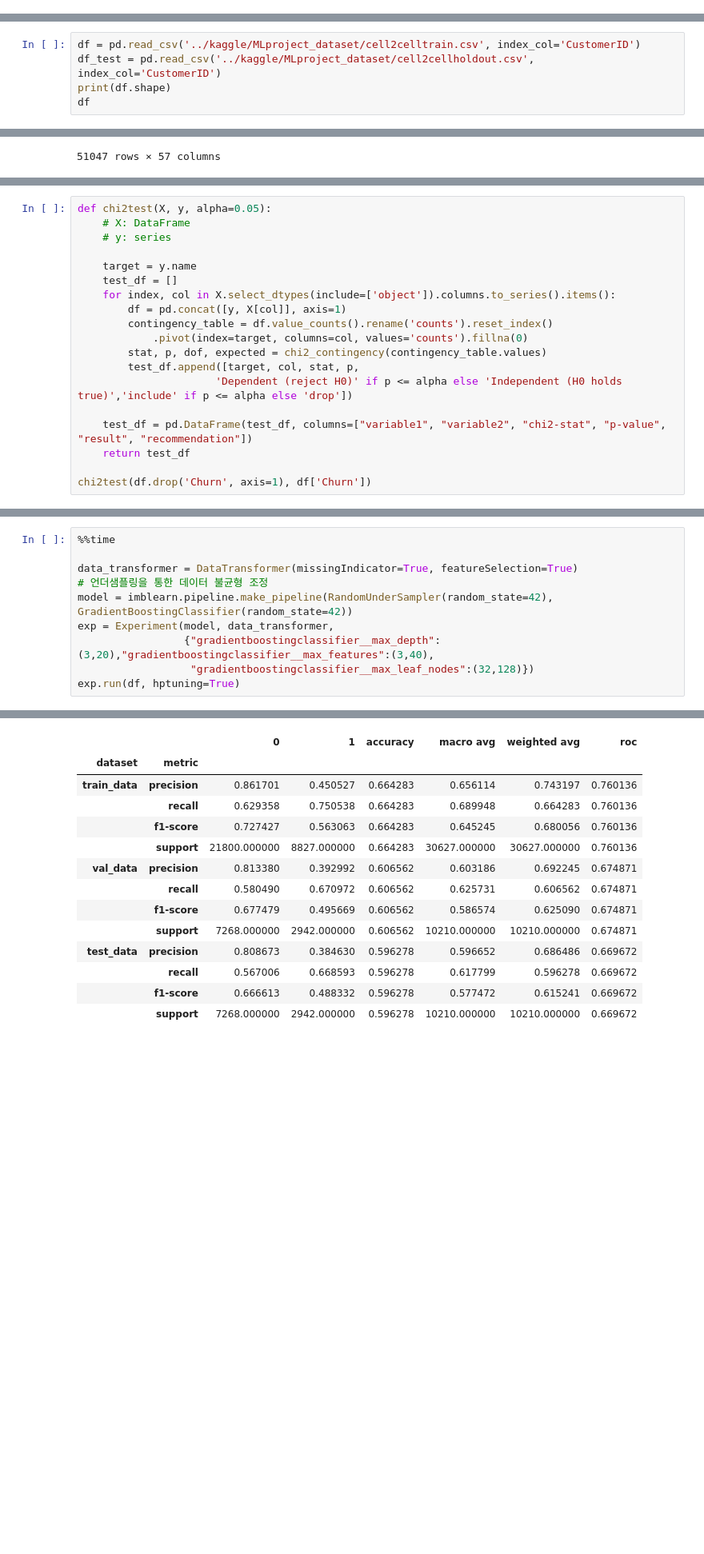
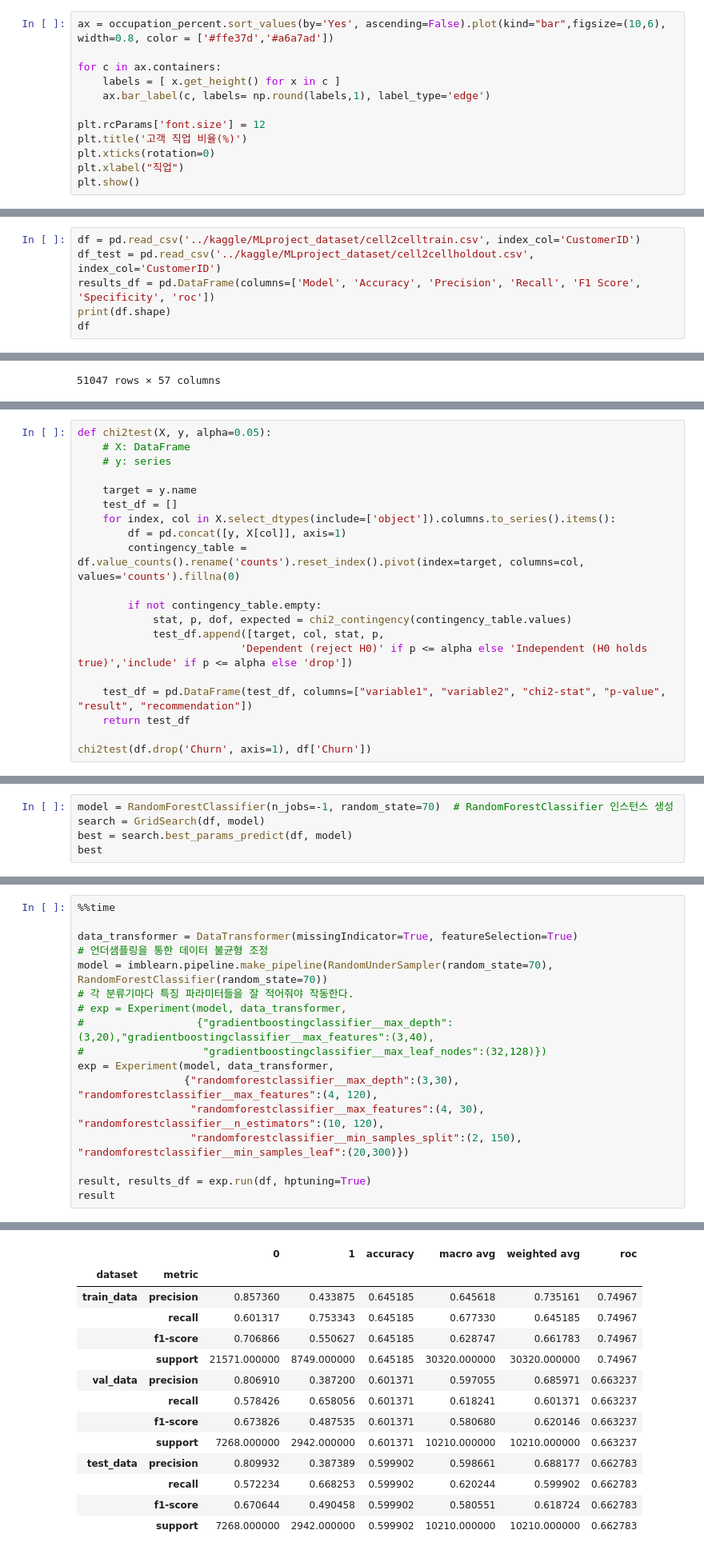
Before and after one commit to skywalker221-Minsoo/-DS-_ZeroBase_ML_Project, a Jupyter notebook: 이민수/[DS]_MLproject_leeminsoo.ipynb, the cells around one changed output, grey strips where cells are left out. Shown at 80% size. Cells and saved outputs as stored; diff of their text form; blank space fills up the shorter version.

```diff
--- a/이민수/[DS]_MLproject_leeminsoo.ipynb
+++ b/이민수/[DS]_MLproject_leeminsoo.ipynb
@@ -39,0 +651,12 @@ for dirname, _, filenames in os.walk('../kaggle/MLproject_dataset'):
+# %%
+ax = occupation_percent.sort_values(by='Yes', ascending=False).plot(kind="bar",figsize=(10,6), width=0.8, color = ['#ffe37d','#a6a7ad'])
+
+for c in ax.containers:
+    labels = [ x.get_height() for x in c ]
+    ax.bar_label(c, labels= np.round(labels,1), label_type='edge')
+
+plt.rcParams['font.size'] = 12
+plt.title('고객 직업 비율(%)')
+plt.xticks(rotation=0)
+plt.xlabel("직업")
+plt.show()
@@ -40,6 +853,7 @@ for dirname, _, filenames in os.walk('../kaggle/MLproject_dataset'):
 # %%
 df = pd.read_csv('../kaggle/MLproject_dataset/cell2celltrain.csv', index_col='CustomerID')
 df_test = pd.read_csv('../kaggle/MLproject_dataset/cell2cellholdout.csv', index_col='CustomerID')
+results_df = pd.DataFrame(columns=['Model', 'Accuracy', 'Precision', 'Recall', 'F1 Score', 'Specificity', 'roc'])
 print(df.shape)
 df
 # %% [output]
@@ -244,11 +1118,12 @@ def chi2test(X, y, alpha=0.05):
     test_df = []
     for index, col in X.select_dtypes(include=['object']).columns.to_series().items():
         df = pd.concat([y, X[col]], axis=1)
-        contingency_table = df.value_counts().rename('counts').reset_index()
-            .pivot(index=target, columns=col, values='counts').fillna(0)
-        stat, p, dof, expected = chi2_contingency(contingency_table.values)
-        test_df.append([target, col, stat, p,
-                      'Dependent (reject H0)' if p <= alpha else 'Independent (H0 holds true)','include' if p <= alpha else 'drop'])
+        contingency_table = df.value_counts().rename('counts').reset_index().pivot(index=target, columns=col, values='counts').fillna(0)
+
+        if not contingency_table.empty:
+            stat, p, dof, expected = chi2_contingency(contingency_table.values)
+            test_df.append([target, col, stat, p,
+                          'Dependent (reject H0)' if p <= alpha else 'Independent (H0 holds true)','include' if p <= alpha else 'drop'])
 
     test_df = pd.DataFrame(test_df, columns=["variable1", "variable2", "chi2-stat", "p-value", "result", "recommendation"])
     return test_df
@@ -318,0 +1257,5 @@ t_test with alpha 0.05
+# %%
+model = RandomForestClassifier(n_jobs=-1, random_state=70)  # RandomForestClassifier 인스턴스 생성
+search = GridSearch(df, model)
+best = search.best_params_predict(df, model)
+best
@@ -498,10 +1571,17 @@ class DataTransformer:
 
 data_transformer = DataTransformer(missingIndicator=True, featureSelection=True)
 # 언더샘플링을 통한 데이터 불균형 조정
-model = imblearn.pipeline.make_pipeline(RandomUnderSampler(random_state=42), GradientBoostingClassifier(random_state=42))
+model = imblearn.pipeline.make_pipeline(RandomUnderSampler(random_state=70), RandomForestClassifier(random_state=70))
+# 각 분류기마다 특징 파라미터들을 잘 적어줘야 작동한다.
+# exp = Experiment(model, data_transformer,
+#                  {"gradientboostingclassifier__max_depth":(3,20),"gradientboostingclassifier__max_features":(3,40),
+#                   "gradientboostingclassifier__max_leaf_nodes":(32,128)})
 exp = Experiment(model, data_transformer,
-                 {"gradientboostingclassifier__max_depth":(3,20),"gradientboostingclassifier__max_features":(3,40),
-                  "gradientboostingclassifier__max_leaf_nodes":(32,128)})
-exp.run(df, hptuning=True)
+                 {"randomforestclassifier__max_depth":(3,30), "randomforestclassifier__max_features":(4, 120),
+                  "randomforestclassifier__max_features":(4, 30), "randomforestclassifier__n_estimators":(10, 120),
+                  "randomforestclassifier__min_samples_split":(2, 150), "randomforestclassifier__min_samples_leaf":(20,300)})
+
+result, results_df = exp.run(df, hptuning=True)
+result
 # %% [output]
 (30627, 56) (30627,) (10210, 56) (10210,) (10210, 56) (10210,)
@@ -524,14 +1610,14 @@ Wall time: 2min 7s
 |  |  | 0 | 1 | accuracy | macro avg | weighted avg | roc |
 | dataset | metric |  |  |  |  |  |  |
-| train_data | precision | 0.861701 | 0.450527 | 0.664283 | 0.656114 | 0.743197 | 0.760136 |
-|  | recall | 0.629358 | 0.750538 | 0.664283 | 0.689948 | 0.664283 | 0.760136 |
-|  | f1-score | 0.727427 | 0.563063 | 0.664283 | 0.645245 | 0.680056 | 0.760136 |
-|  | support | 21800.000000 | 8827.000000 | 0.664283 | 30627.000000 | 30627.000000 | 0.760136 |
-| val_data | precision | 0.813380 | 0.392992 | 0.606562 | 0.603186 | 0.692245 | 0.674871 |
-|  | recall | 0.580490 | 0.670972 | 0.606562 | 0.625731 | 0.606562 | 0.674871 |
-|  | f1-score | 0.677479 | 0.495669 | 0.606562 | 0.586574 | 0.625090 | 0.674871 |
-|  | support | 7268.000000 | 2942.000000 | 0.606562 | 10210.000000 | 10210.000000 | 0.674871 |
-| test_data | precision | 0.808673 | 0.384630 | 0.596278 | 0.596652 | 0.686486 | 0.669672 |
-|  | recall | 0.567006 | 0.668593 | 0.596278 | 0.617799 | 0.596278 | 0.669672 |
-|  | f1-score | 0.666613 | 0.488332 | 0.596278 | 0.577472 | 0.615241 | 0.669672 |
-|  | support | 7268.000000 | 2942.000000 | 0.596278 | 10210.000000 | 10210.000000 | 0.669672 |
+| train_data | precision | 0.857360 | 0.433875 | 0.645185 | 0.645618 | 0.735161 | 0.74967 |
+|  | recall | 0.601317 | 0.753343 | 0.645185 | 0.677330 | 0.645185 | 0.74967 |
+|  | f1-score | 0.706866 | 0.550627 | 0.645185 | 0.628747 | 0.661783 | 0.74967 |
+|  | support | 21571.000000 | 8749.000000 | 0.645185 | 30320.000000 | 30320.000000 | 0.74967 |
+| val_data | precision | 0.806910 | 0.387200 | 0.601371 | 0.597055 | 0.685971 | 0.663237 |
+|  | recall | 0.578426 | 0.658056 | 0.601371 | 0.618241 | 0.601371 | 0.663237 |
+|  | f1-score | 0.673826 | 0.487535 | 0.601371 | 0.580680 | 0.620146 | 0.663237 |
+|  | support | 7268.000000 | 2942.000000 | 0.601371 | 10210.000000 | 10210.000000 | 0.663237 |
+| test_data | precision | 0.809932 | 0.387389 | 0.599902 | 0.598661 | 0.688177 | 0.662783 |
+|  | recall | 0.572234 | 0.668253 | 0.599902 | 0.620244 | 0.599902 | 0.662783 |
+|  | f1-score | 0.670644 | 0.490458 | 0.599902 | 0.580551 | 0.618724 | 0.662783 |
+|  | support | 7268.000000 | 2942.000000 | 0.599902 | 10210.000000 | 10210.000000 | 0.662783 |
```
Also changed, not shown: parts of 128 cells of this notebook.
